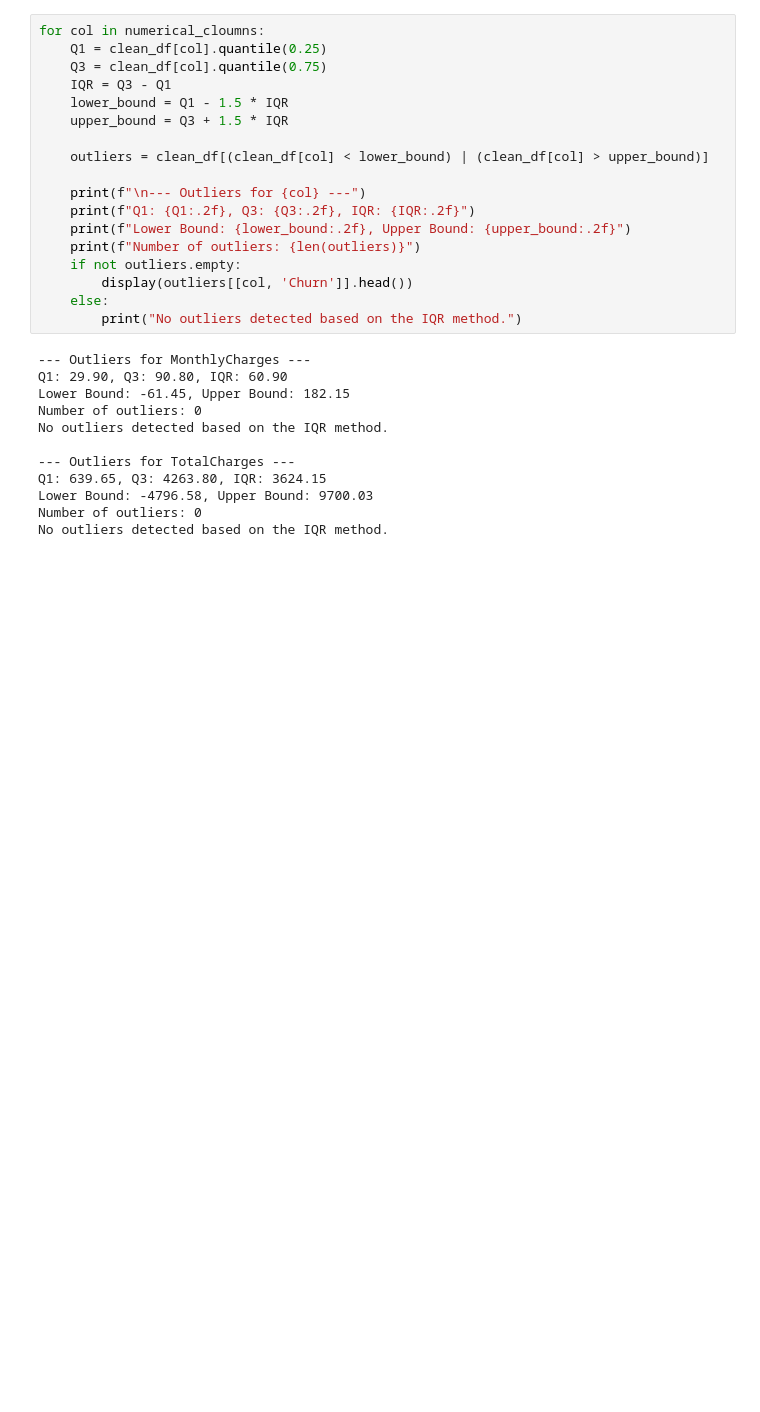
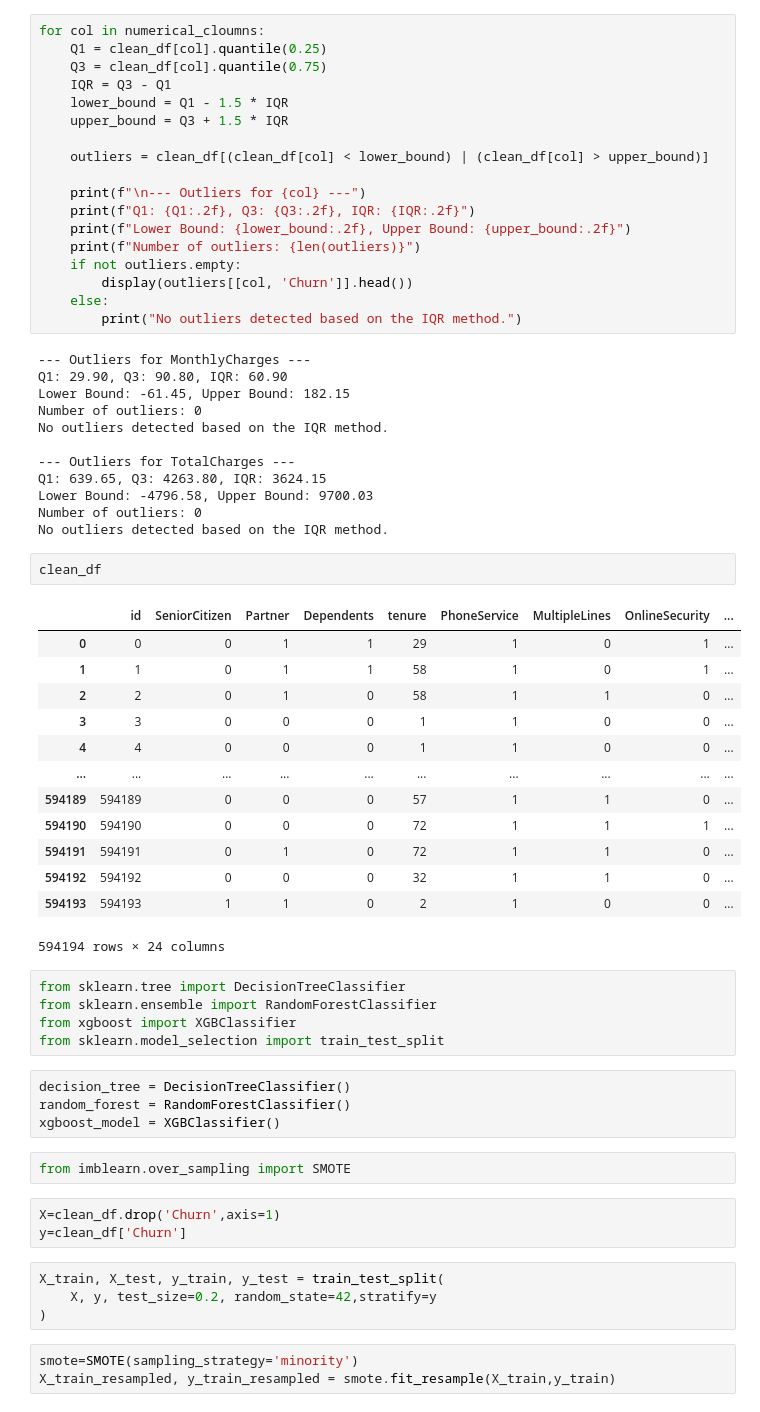
Before and after one commit to YugYadav25/kaggle-notebooks, a Jupyter notebook: Chrun Prediction playground-series-s6e3/ChurnPredic.ipynb, the cells around one changed output. Saved outputs shown, nothing was run; the diff lists cells and outputs as text; blank space fills up the shorter version.

```diff
--- a/Chrun Prediction playground-series-s6e3/ChurnPredic.ipynb
+++ b/Chrun Prediction playground-series-s6e3/ChurnPredic.ipynb
@@ -551,3 +551,40 @@ Q1: 639.65, Q3: 4263.80, IQR: 3624.15
 Lower Bound: -4796.58, Upper Bound: 9700.03
 Number of outliers: 0
 No outliers detected based on the IQR method.
+# %%
+clean_df
+# %% [output]
+|  | id | SeniorCitizen | Partner | Dependents | tenure | PhoneService | MultipleLines | OnlineSecurity | ... |
+| 0 | 0 | 0 | 1 | 1 | 29 | 1 | 0 | 1 | ... |
+| 1 | 1 | 0 | 1 | 1 | 58 | 1 | 0 | 1 | ... |
+| 2 | 2 | 0 | 1 | 0 | 58 | 1 | 1 | 0 | ... |
+| 3 | 3 | 0 | 0 | 0 | 1 | 1 | 0 | 0 | ... |
+| 4 | 4 | 0 | 0 | 0 | 1 | 1 | 0 | 0 | ... |
+| ... | ... | ... | ... | ... | ... | ... | ... | ... | ... |
+| 594189 | 594189 | 0 | 0 | 0 | 57 | 1 | 1 | 0 | ... |
+| 594190 | 594190 | 0 | 0 | 0 | 72 | 1 | 1 | 1 | ... |
+| 594191 | 594191 | 0 | 1 | 0 | 72 | 1 | 1 | 0 | ... |
+| 594192 | 594192 | 0 | 0 | 0 | 32 | 1 | 1 | 0 | ... |
+| 594193 | 594193 | 1 | 1 | 0 | 2 | 1 | 0 | 0 | ... |
+594194 rows × 24 columns
+# %%
+from sklearn.tree import DecisionTreeClassifier
+from sklearn.ensemble import RandomForestClassifier
+from xgboost import XGBClassifier
+from sklearn.model_selection import train_test_split
+# %%
+decision_tree = DecisionTreeClassifier()
+random_forest = RandomForestClassifier()
+xgboost_model = XGBClassifier()
+# %%
+from imblearn.over_sampling import SMOTE
+# %%
+X=clean_df.drop('Churn',axis=1)
+y=clean_df['Churn']
+# %%
+X_train, X_test, y_train, y_test = train_test_split(
+    X, y, test_size=0.2, random_state=42,stratify=y
+)
+# %%
+smote=SMOTE(sampling_strategy='minority')
+X_train_resampled, y_train_resampled = smote.fit_resample(X_train,y_train)
```
Also changed, not shown: parts of 6 cells of this notebook.
